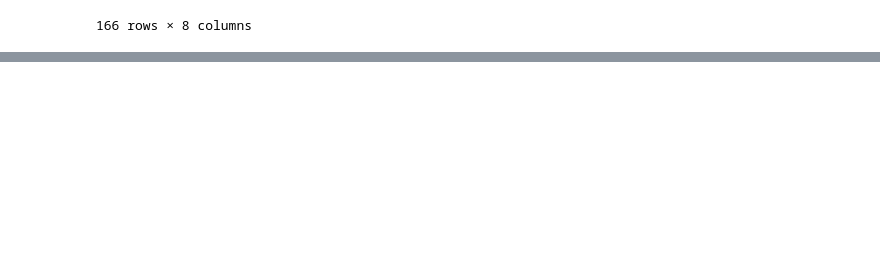
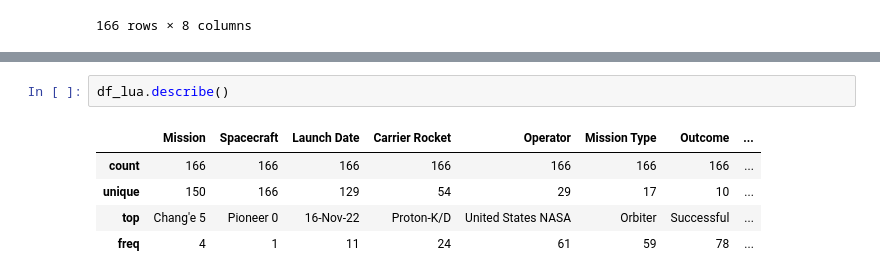
Before and after one commit to Maria-apsguiar/analise-lunar, a Jupyter notebook: analises_agencia.ipynb, the cells around one changed output, grey strips where cells are left out. Saved outputs shown, nothing was run; the diff lists cells and outputs as text; blank space fills up the shorter version.

```diff
--- a/analises_agencia.ipynb
+++ b/analises_agencia.ipynb
@@ -44,0 +64,8 @@ display(df_lua)
+# %%
+df_lua.describe()
+# %% [output]
+|  | Mission | Spacecraft | Launch Date | Carrier Rocket | Operator | Mission Type | Outcome | ... |
+| count | 166 | 166 | 166 | 166 | 166 | 166 | 166 | ... |
+| unique | 150 | 166 | 129 | 54 | 29 | 17 | 10 | ... |
+| top | Chang'e 5 | Pioneer 0 | 16-Nov-22 | Proton-K/D | United States NASA | Orbiter | Successful | ... |
+| freq | 4 | 1 | 11 | 24 | 61 | 59 | 78 | ... |
```
Also changed, not shown: parts of 2 cells of this notebook.
